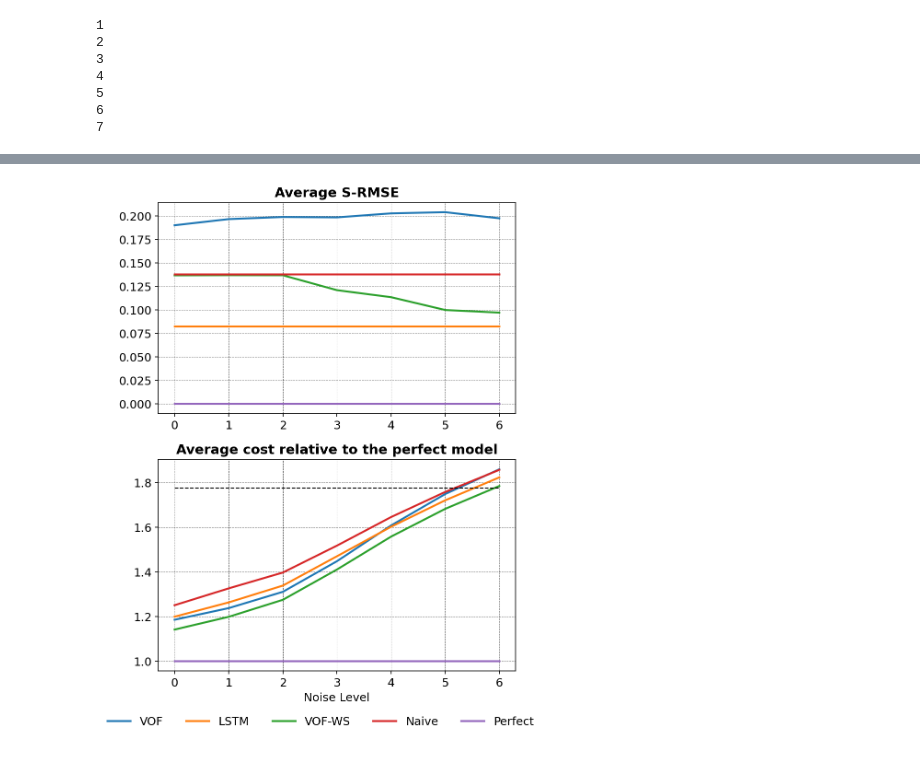
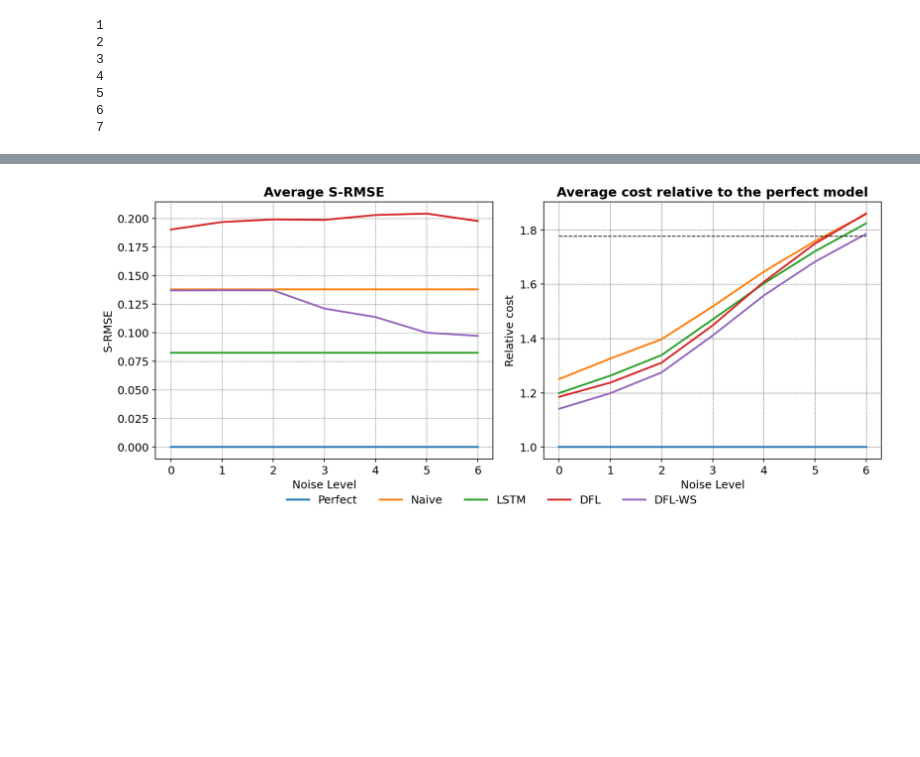
Before and after one commit to Joris-Dprtr/DFL_PVB, a Jupyter notebook: notebooks/Results_load_analysis.ipynb, the cells around one changed output, grey strips where cells are left out. Saved outputs shown, nothing was run; the diff lists cells and outputs as text; code cells hidden in the pictures; blank space fills up the shorter version.

```diff
--- a/notebooks/Results_load_analysis.ipynb
+++ b/notebooks/Results_load_analysis.ipynb
@@ -242,12 +324,11 @@ for noise_level, df_long in zip(noise_levels, df_long_list):
     model_costs = {model: [] for model in models}
     for model in models:
         for building in buildings:
-            model_mse[model].append(mse(df_pv[(df_pv['building'] == building) & (df_pv['dictionary'] == 'perfect')].value /               # True values divided by
-                                        max(df_pv[(df_pv['building'] == building) & (df_pv['dictionary'] == 'perfect')].value),           # Maximum of true values
-                                        df_pv[(df_pv['building'] == building) & (df_pv['dictionary'] == model)].value /                   # Predicted values divided by
-                                        max(df_pv[(df_pv['building'] == building) & (df_pv['dictionary'] == 'perfect')].value),           # Maximum of true values
-                                        squared=False))                                                                                                                         # Root of the MSE
+            true_vals = df_pv[(df_pv['building'] == building) & (df_pv['dictionary'] == 'perfect')].value
+            pred_vals = df_pv[(df_pv['building'] == building) & (df_pv['dictionary'] == model)].value
 
+            rmse = np.sqrt(mse(true_vals / max(true_vals), pred_vals / max(true_vals)))
+            model_mse[model].append(rmse)
             model_costs[model].append(sum(df_cost[(df_cost['building'] == building) & (df_cost['dictionary'] == model)].value)) # profit for injection
 
     noise_mse_dict[noise_level] = model_mse
@@ -324,36 +405,39 @@ average_cost_df = pd.DataFrame({k: list(v.values()) for k, v in average_cost_dic
 
 # Normalize cost by 'perfect' model
 average_cost_df[:] = average_cost_df.values / average_cost_df.loc['perfect'].values
 
-fig, axes = plt.subplots(2, 1, figsize=(6, 8), sharey=False)
+fig, axes = plt.subplots(1, 2, figsize=(12, 5), sharey=False)
 
 # Plot MSE
 axes[0].plot(average_mse_df.transpose().values, linewidth=2)
 axes[0].set_title('Average S-RMSE', fontweight='bold', fontsize=14)
 axes[0].grid(True, linestyle='--', alpha=0.5)
+axes[0].set_xlabel('Noise Level')  # Optional: adjust label if it's something else
+axes[0].set_ylabel('S-RMSE')  # Optional: adjust label if it's something else
 
 # Plot Cost
 axes[1].plot(average_cost_df.transpose().values, linewidth=2)
 axes[1].plot([0, 6], [1.7765, 1.7765], linestyle='--', color='black', linewidth=1, label="No opt")
 axes[1].set_title('Average cost relative to the perfect model', fontweight='bold', fontsize=14)
 axes[1].set_xlabel('Noise Level')  # Optional: adjust label if it's something else
+axes[1].set_ylabel('Relative cost')  # Optional: adjust label if it's something else
 axes[1].grid(True, linestyle='--', alpha=0.5)
 
 # Shared legend below both plots
 fig.legend(
-    labels=['VOF', 'LSTM', 'VOF-WS', 'Naive', 'Perfect'],  # assumes both dfs have same index
+    labels=['Perfect', 'Naive', 'LSTM', 'DFL', 'DFL-WS'],  # assumes both dfs have same index
     loc='lower center',
     ncol=len(average_mse_df.index),
     bbox_to_anchor=(0.5, -0.02),
     frameon=False
 )
 plt.grid(True, linestyle="--", alpha=0.6)
 
 # Show the plot
 plt.tight_layout(rect=[0, 0.02, 1, 1])
 plt.show()
 # %% [output]
-[figure, old version]
+[figure, new version]
 # %%
 # Create DataFrames
 median_mse_df = pd.DataFrame({k: list(v.values()) for k, v in median_mse_dict.items()}, index=median_mse_dict[0].keys())
```
Also changed, not shown: parts of 13 cells of this notebook, 16 other files.
